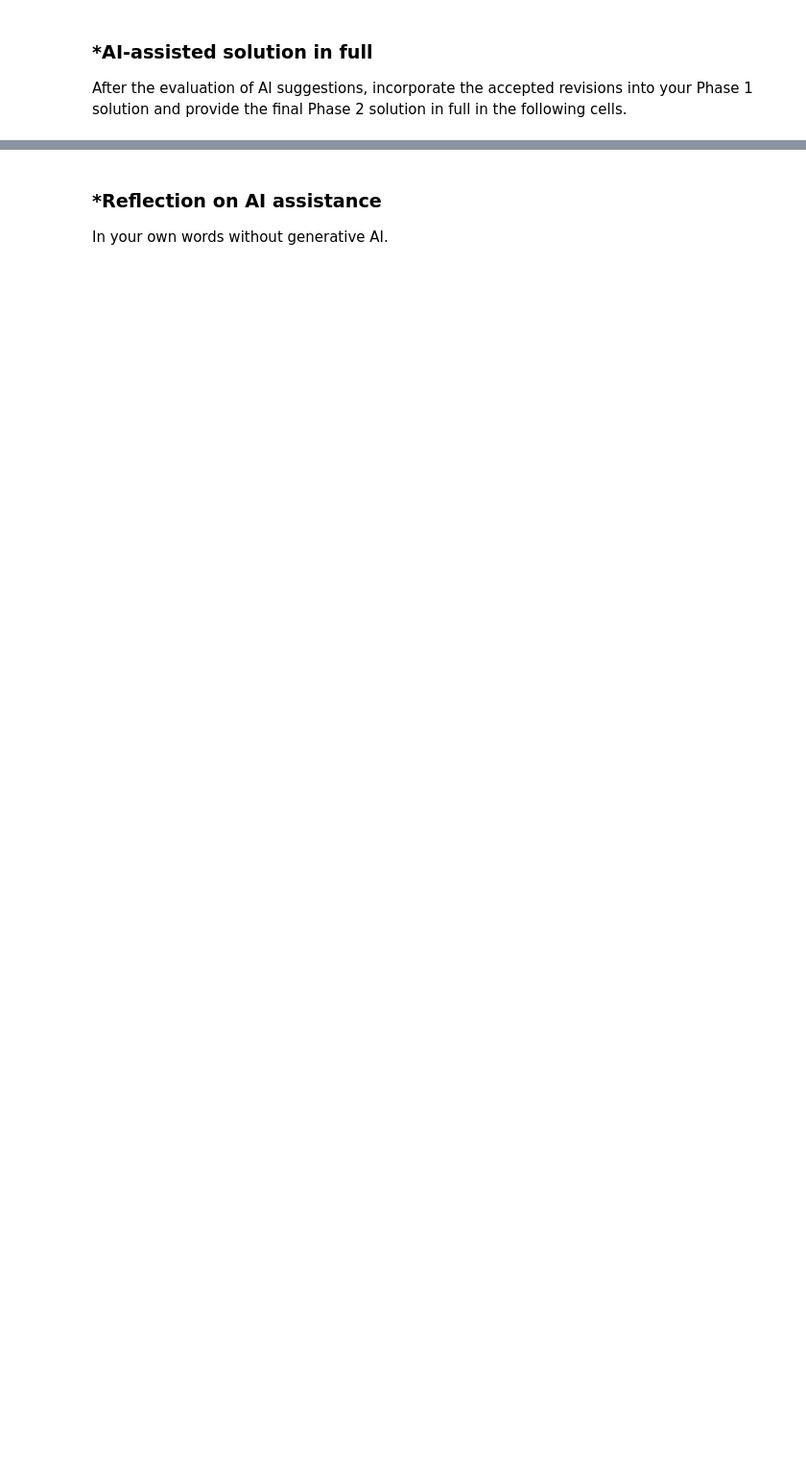
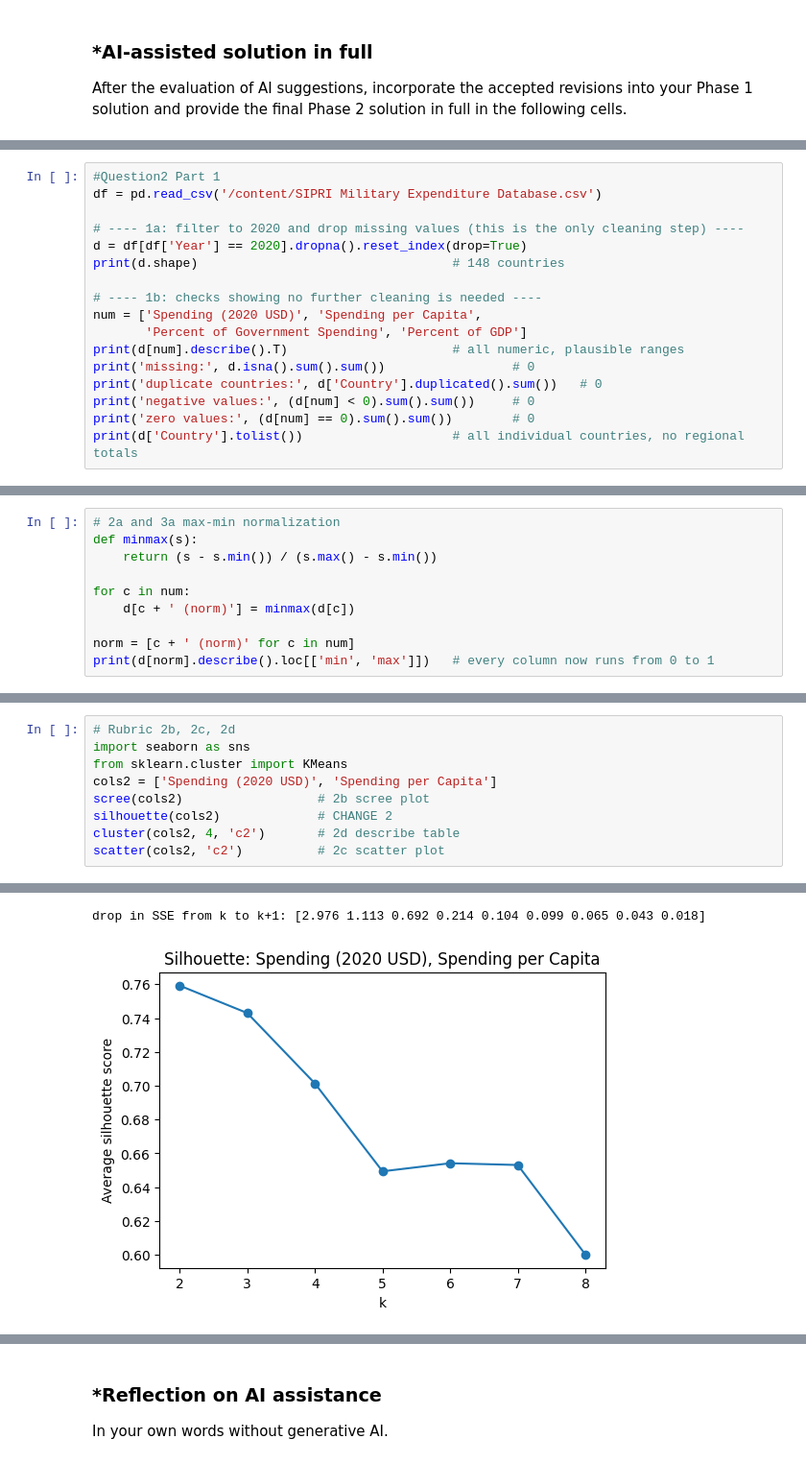
Before and after one commit to angelpavu/A04-clustering, a Jupyter notebook: notebook_(5).ipynb, the cells around one changed output, grey strips where cells are left out. Shown at 96% size. Cells and saved outputs as stored; diff of their text form; blank space fills up the shorter version.

```diff
--- a/notebook_(5).ipynb
+++ b/notebook_(5).ipynb
@@ -388,0 +491,17 @@ After the evaluation of AI suggestions, incorporate the accepted revisions into
+# %%
+#Question2 Part 1
+df = pd.read_csv('/content/SIPRI Military Expenditure Database.csv')
+
+# ---- 1a: filter to 2020 and drop missing values (this is the only cleaning step) ----
+d = df[df['Year'] == 2020].dropna().reset_index(drop=True)
+print(d.shape)                                  # 148 countries
+
+# ---- 1b: checks showing no further cleaning is needed ----
+num = ['Spending (2020 USD)', 'Spending per Capita',
+       'Percent of Government Spending', 'Percent of GDP']
+print(d[num].describe().T)                      # all numeric, plausible ranges
+print('missing:', d.isna().sum().sum())                 # 0
+print('duplicate countries:', d['Country'].duplicated().sum())   # 0
+print('negative values:', (d[num] < 0).sum().sum())     # 0
+print('zero values:', (d[num] == 0).sum().sum())        # 0
+print(d['Country'].tolist())                    # all individual countries, no regional totals
@@ -388,0 +530,10 @@ After the evaluation of AI suggestions, incorporate the accepted revisions into
+# %%
+# 2a and 3a max-min normalization
+def minmax(s):
+    return (s - s.min()) / (s.max() - s.min())
+
+for c in num:
+    d[c + ' (norm)'] = minmax(d[c])
+
+norm = [c + ' (norm)' for c in num]
+print(d[norm].describe().loc[['min', 'max']])   # every column now runs from 0 to 1
@@ -388,0 +589,10 @@ After the evaluation of AI suggestions, incorporate the accepted revisions into
+# %%
+# Rubric 2b, 2c, 2d
+import seaborn as sns
+from sklearn.cluster import KMeans
+cols2 = ['Spending (2020 USD)', 'Spending per Capita']
+scree(cols2)                  # 2b scree plot
+silhouette(cols2)             # CHANGE 2
+cluster(cols2, 4, 'c2')       # 2d describe table
+scatter(cols2, 'c2')          # 2c scatter plot
+# %% [output]
@@ -388,0 +600,2 @@ After the evaluation of AI suggestions, incorporate the accepted revisions into
+drop in SSE from k to k+1: [2.976 1.113 0.692 0.214 0.104 0.099 0.065 0.043 0.018]
+[figure, added]
```
Also changed, not shown: parts of 25 cells of this notebook.
